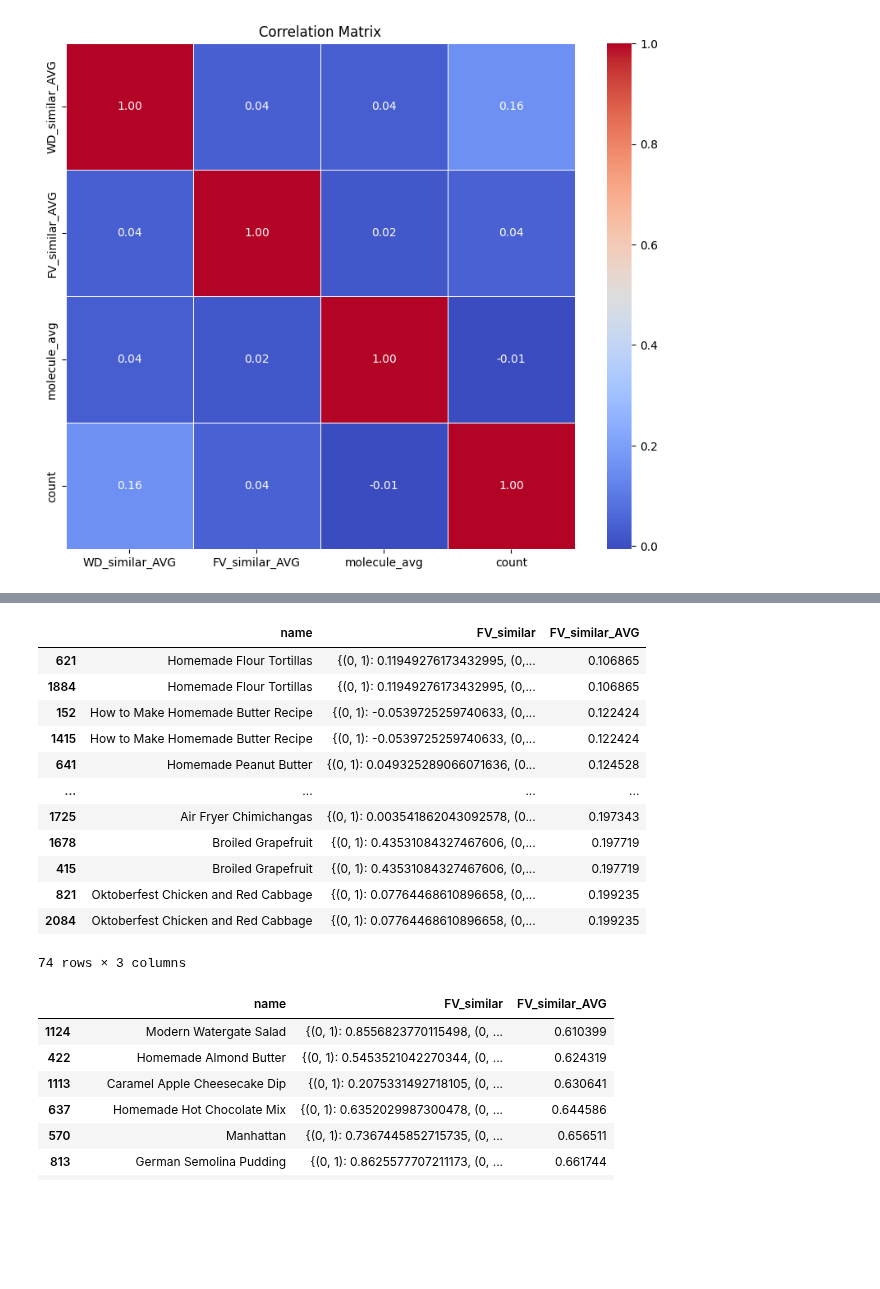
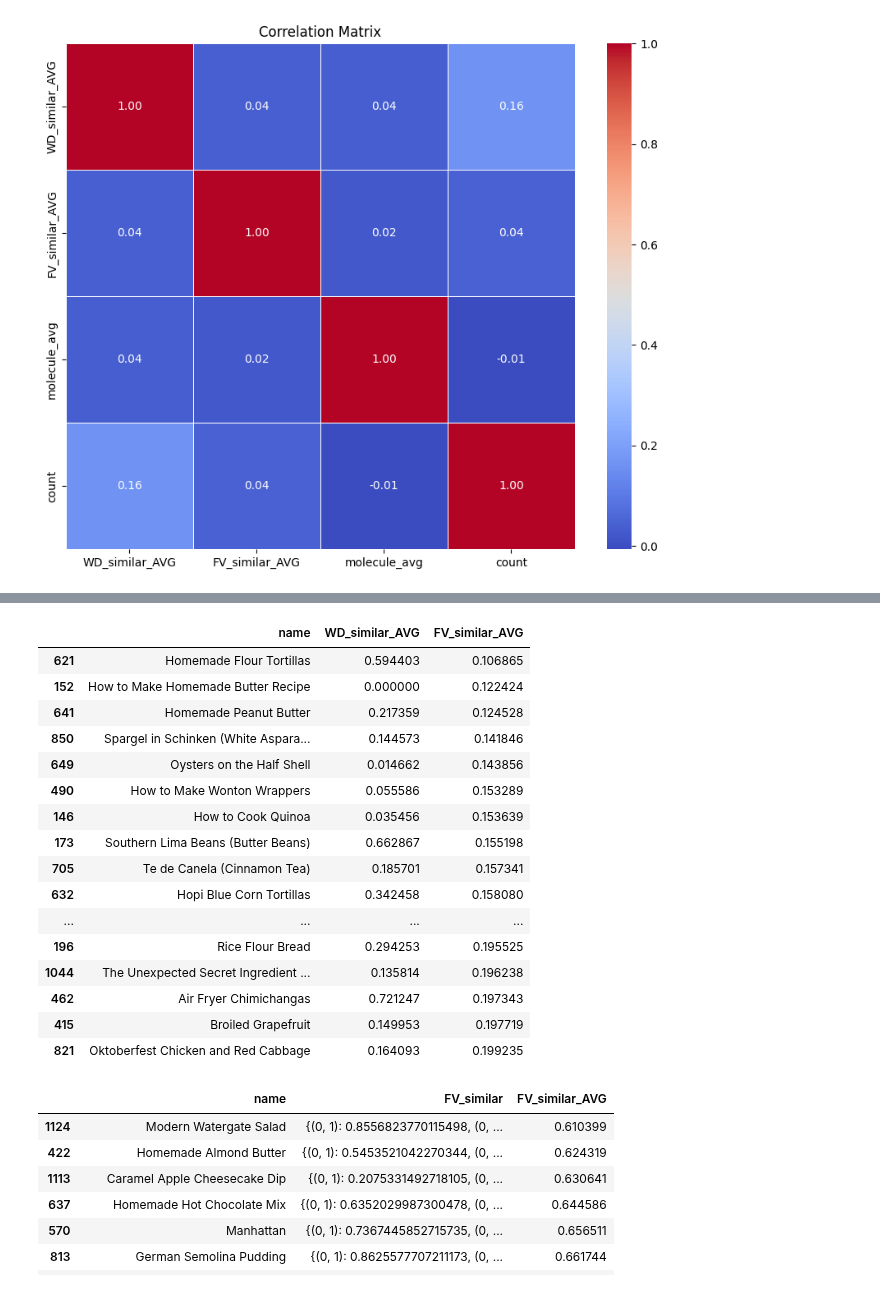
Before and after one commit to MariMurotani/RecipeHack, a Jupyter notebook: jupyter/analyze_word2_vec.ipynb, the cells around one changed output, grey strips where cells are left out. Cells and saved outputs as stored; diff of their text form; code cells hidden in the pictures; blank space fills up the shorter version.

```diff
--- a/jupyter/analyze_word2_vec.ipynb
+++ b/jupyter/analyze_word2_vec.ipynb
@@ -37,6 +37,7 @@ driver = GraphDatabase.driver(uri, auth=(user, password))
 # %% [markdown]
 ## similarityのスコア化検証
 # %%
+notfound = []
 def find_food(tx, search_term):
     find_food_query = """
     CALL db.index.fulltext.queryNodes("food_origin_index_text_search", $search_term)
@@ -49,7 +50,9 @@ def find_food(tx, search_term):
     if result:
         return result[0]
 
-    print(f"Record not found {search_term}")
+    if search_term not in notfound:
+        notfound.append(search_term)
+
     return None
 
 def find_aroma_count(session, id1, id2):
@@ -81,7 +84,8 @@ def get_similarities(dish):
             target = target.lower()
             result1 = session.execute_read(find_food, target)
             if result1 is None:
-                print(f"No result found for: {target}")
+                if target in notfound:
+                    notfound.append(target)
                 continue
             if result1['flavor_vector'] is None:
                 print(f"No flavor vector: {target}")
@@ -255,21 +251,25 @@ sorted_df = df_result.sort_values(by="difference", ascending=False)
 sorted_df.head()
 sorted_df[["name", "WD_similar_AVG", "FV_similar_AVG"]].to_csv("../tmp/analized_recipe.csv")
 # %%
-df_result[df_result["FV_similar_AVG"] < 0.2][["name", "FV_similar", "FV_similar_AVG"]].sort_values(by="FV_similar_AVG", ascending=True)
+df_result[df_result["FV_similar_AVG"] < 0.2][["name", "WD_similar_AVG", "FV_similar_AVG"]].sort_values(by="FV_similar_AVG", ascending=True)
 # %% [output]
-|  | name | FV_similar | FV_similar_AVG |
-| 621 | Homemade Flour Tortillas | {(0, 1): 0.11949276173432995, (0,... | 0.106865 |
-| 1884 | Homemade Flour Tortillas | {(0, 1): 0.11949276173432995, (0,... | 0.106865 |
-| 152 | How to Make Homemade Butter Recipe | {(0, 1): -0.0539725259740633, (0,... | 0.122424 |
-| 1415 | How to Make Homemade Butter Recipe | {(0, 1): -0.0539725259740633, (0,... | 0.122424 |
-| 641 | Homemade Peanut Butter | {(0, 1): 0.049325289066071636, (0... | 0.124528 |
+|  | name | WD_similar_AVG | FV_similar_AVG |
+| 621 | Homemade Flour Tortillas | 0.594403 | 0.106865 |
+| 152 | How to Make Homemade Butter Recipe | 0.000000 | 0.122424 |
+| 641 | Homemade Peanut Butter | 0.217359 | 0.124528 |
+| 850 | Spargel in Schinken (White Aspara... | 0.144573 | 0.141846 |
+| 649 | Oysters on the Half Shell | 0.014662 | 0.143856 |
+| 490 | How to Make Wonton Wrappers | 0.055586 | 0.153289 |
+| 146 | How to Cook Quinoa | 0.035456 | 0.153639 |
+| 173 | Southern Lima Beans (Butter Beans) | 0.662867 | 0.155198 |
+| 705 | Te de Canela (Cinnamon Tea) | 0.185701 | 0.157341 |
+| 632 | Hopi Blue Corn Tortillas | 0.342458 | 0.158080 |
 | ... | ... | ... | ... |
-| 1725 | Air Fryer Chimichangas | {(0, 1): 0.003541862043092578, (0... | 0.197343 |
-| 1678 | Broiled Grapefruit | {(0, 1): 0.43531084327467606, (0,... | 0.197719 |
-| 415 | Broiled Grapefruit | {(0, 1): 0.43531084327467606, (0,... | 0.197719 |
-| 821 | Oktoberfest Chicken and Red Cabbage | {(0, 1): 0.07764468610896658, (0,... | 0.199235 |
-| 2084 | Oktoberfest Chicken and Red Cabbage | {(0, 1): 0.07764468610896658, (0,... | 0.199235 |
+| 196 | Rice Flour Bread | 0.294253 | 0.195525 |
+| 1044 | The Unexpected Secret Ingredient ... | 0.135814 | 0.196238 |
+| 462 | Air Fryer Chimichangas | 0.721247 | 0.197343 |
+| 415 | Broiled Grapefruit | 0.149953 | 0.197719 |
+| 821 | Oktoberfest Chicken and Red Cabbage | 0.164093 | 0.199235 |
-74 rows × 3 columns
 # %%
 df_result[0.6 < df_result["FV_similar_AVG"]][["name", "FV_similar", "FV_similar_AVG"]].sort_values(by="FV_similar_AVG", ascending=True)
 # %% [output]
```
Also changed, not shown: parts of 5 cells of this notebook, 2 other files.
